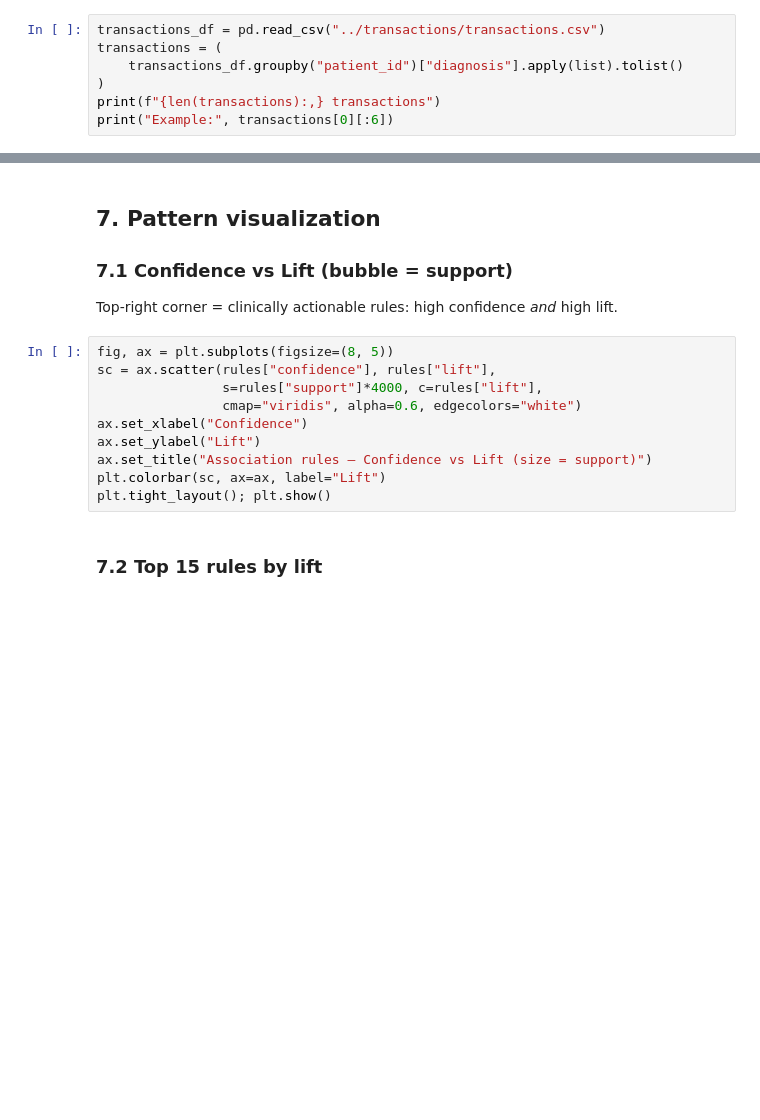
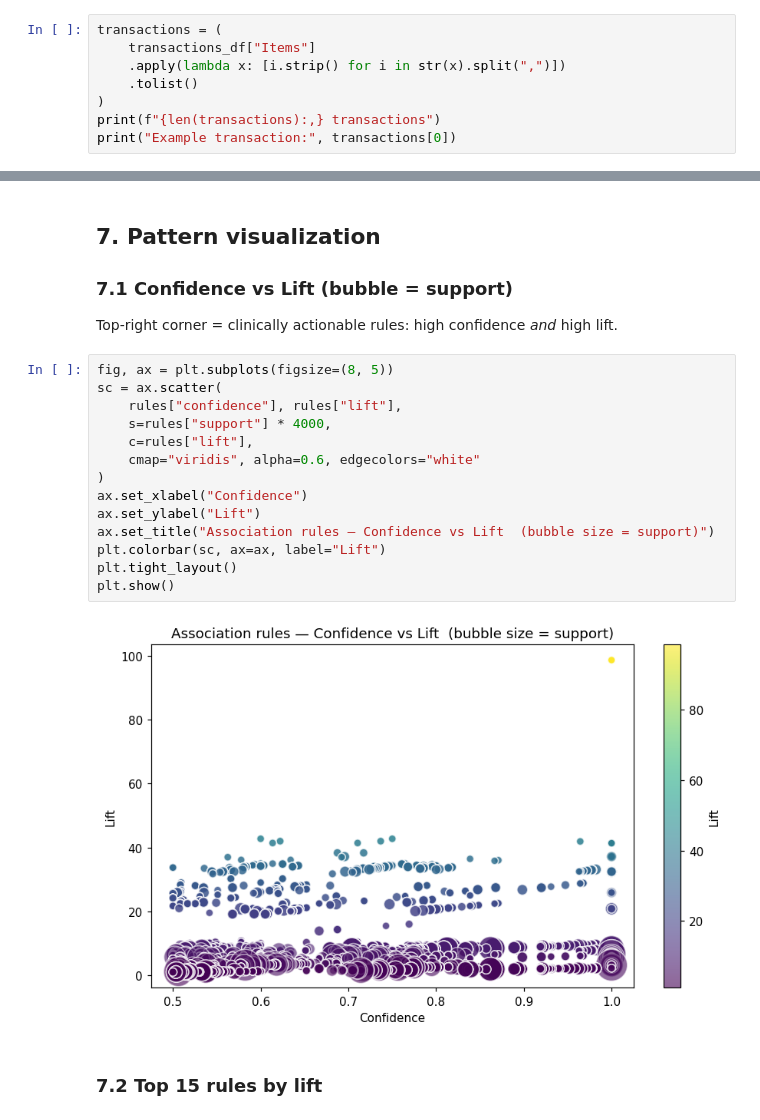
Before and after one commit to Alan-911/clinical-comorbidity-dashboard, a Jupyter notebook: notebooks/clinical_comorbidity_analysis.ipynb, the cells around one changed output, grey strips where cells are left out. Cells and saved outputs as stored; diff of their text form; blank space fills up the shorter version.

Commit message:
Fix notebook: correct column names (VisitID/Items), verified 0 errors all 13 cells execute

```diff
--- a/notebooks/clinical_comorbidity_analysis.ipynb
+++ b/notebooks/clinical_comorbidity_analysis.ipynb
@@ -65,7 +101,8 @@ one-hot encode with `TransactionEncoder` so FP-Growth can consume it.
 # %%
-transactions_df = pd.read_csv("../transactions/transactions.csv")
 transactions = (
-    transactions_df.groupby("patient_id")["diagnosis"].apply(list).tolist()
+    transactions_df["Items"]
+    .apply(lambda x: [i.strip() for i in str(x).split(",")])
+    .tolist()
 )
 print(f"{len(transactions):,} transactions")
-print("Example:", transactions[0][:6])
+print("Example transaction:", transactions[0])
@@ -117,14 +216,20 @@ print(f"Strong rules (lift>3): {(rules['lift'] > 3).sum():,}")
 Top-right corner = clinically actionable rules: high confidence *and* high lift.
 # %%
 fig, ax = plt.subplots(figsize=(8, 5))
-sc = ax.scatter(rules["confidence"], rules["lift"],
-                s=rules["support"]*4000, c=rules["lift"],
-                cmap="viridis", alpha=0.6, edgecolors="white")
+sc = ax.scatter(
+    rules["confidence"], rules["lift"],
+    s=rules["support"] * 4000,
+    c=rules["lift"],
+    cmap="viridis", alpha=0.6, edgecolors="white"
+)
 ax.set_xlabel("Confidence")
 ax.set_ylabel("Lift")
-ax.set_title("Association rules — Confidence vs Lift (size = support)")
+ax.set_title("Association rules — Confidence vs Lift  (bubble size = support)")
 plt.colorbar(sc, ax=ax, label="Lift")
-plt.tight_layout(); plt.show()
+plt.tight_layout()
+plt.show()
+# %% [output]
+[figure, added]
 # %% [markdown]
 ### 7.2 Top 15 rules by lift
 # %%
```
Also changed, not shown: parts of 18 cells of this notebook.
